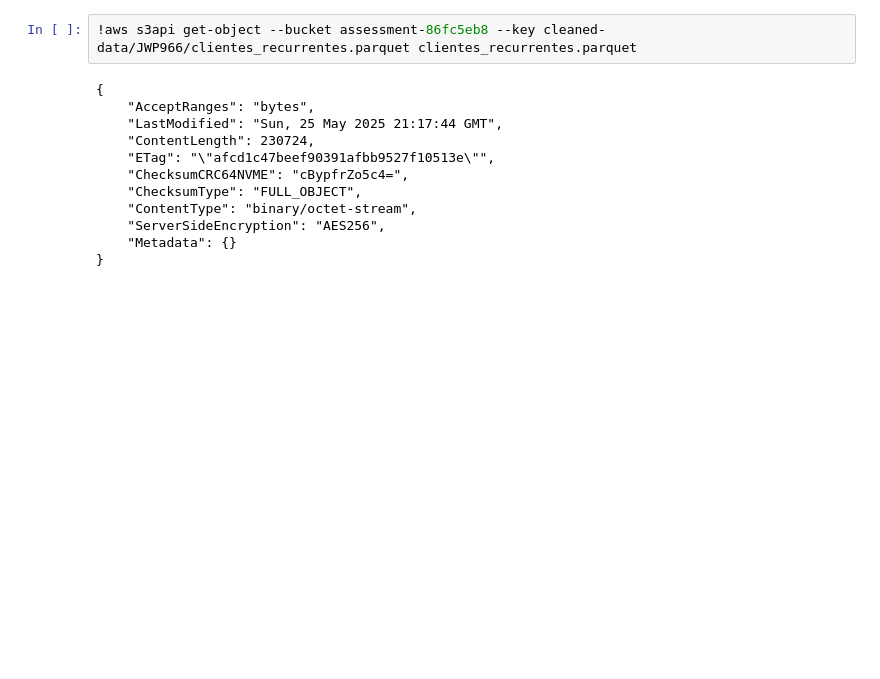
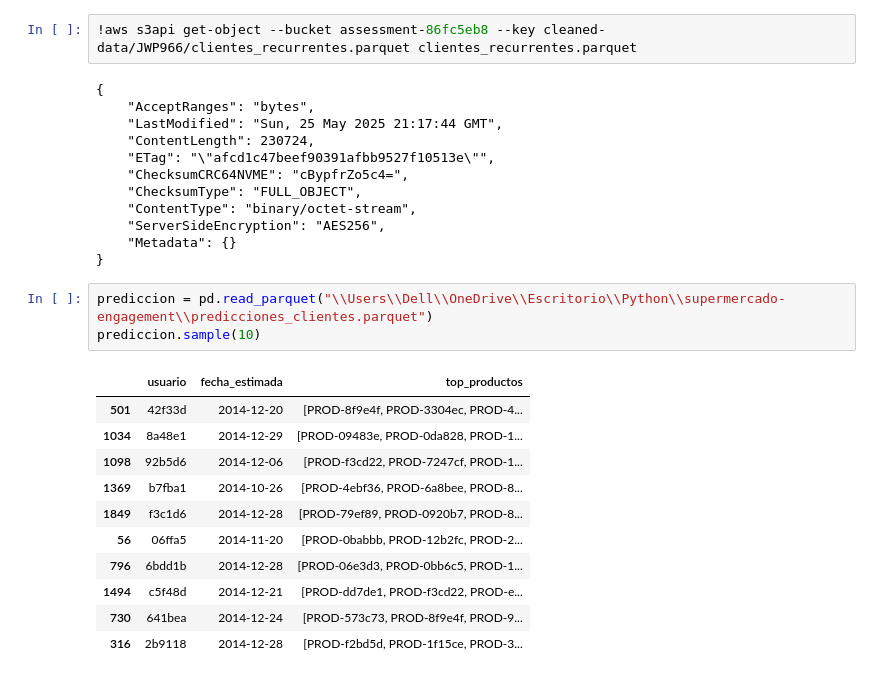
Before and after one commit to Jwpr-dpr/supermercado-engagement, a Jupyter notebook: notebooks/analisis_exploratorio.ipynb, the cells around one changed output. Drawn from its saved outputs; the diff is of its cells as text; blank space fills up the shorter version.

```diff
--- a/notebooks/analisis_exploratorio.ipynb
+++ b/notebooks/analisis_exploratorio.ipynb
@@ -143,3 +164,18 @@ prediccion.head(10)
     "ServerSideEncryption": "AES256",
     "Metadata": {}
 }
+# %%
+prediccion = pd.read_parquet("\\Users\\Dell\\OneDrive\\Escritorio\\Python\\supermercado-engagement\\predicciones_clientes.parquet")
+prediccion.sample(10)
+# %% [output]
+|  | usuario | fecha_estimada | top_productos |
+| 501 | 42f33d | 2014-12-20 | [PROD-8f9e4f, PROD-3304ec, PROD-4... |
+| 1034 | 8a48e1 | 2014-12-29 | [PROD-09483e, PROD-0da828, PROD-1... |
+| 1098 | 92b5d6 | 2014-12-06 | [PROD-f3cd22, PROD-7247cf, PROD-1... |
+| 1369 | b7fba1 | 2014-10-26 | [PROD-4ebf36, PROD-6a8bee, PROD-8... |
+| 1849 | f3c1d6 | 2014-12-28 | [PROD-79ef89, PROD-0920b7, PROD-8... |
+| 56 | 06ffa5 | 2014-11-20 | [PROD-0babbb, PROD-12b2fc, PROD-2... |
+| 796 | 6bdd1b | 2014-12-28 | [PROD-06e3d3, PROD-0bb6c5, PROD-1... |
+| 1494 | c5f48d | 2014-12-21 | [PROD-dd7de1, PROD-f3cd22, PROD-e... |
+| 730 | 641bea | 2014-12-24 | [PROD-573c73, PROD-8f9e4f, PROD-9... |
+| 316 | 2b9118 | 2014-12-28 | [PROD-f2bd5d, PROD-1f15ce, PROD-3... |
```
Also changed, not shown: parts of 3 cells of this notebook.
